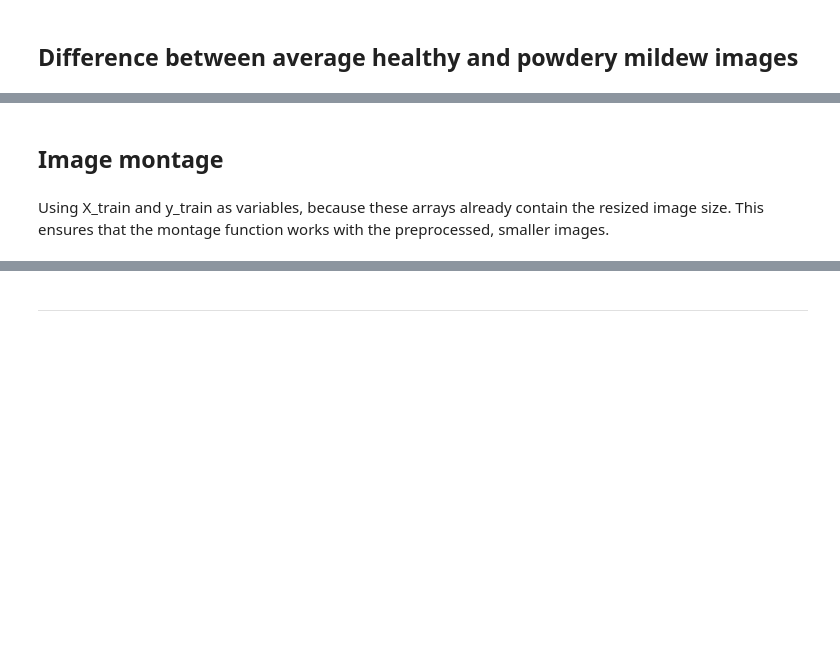
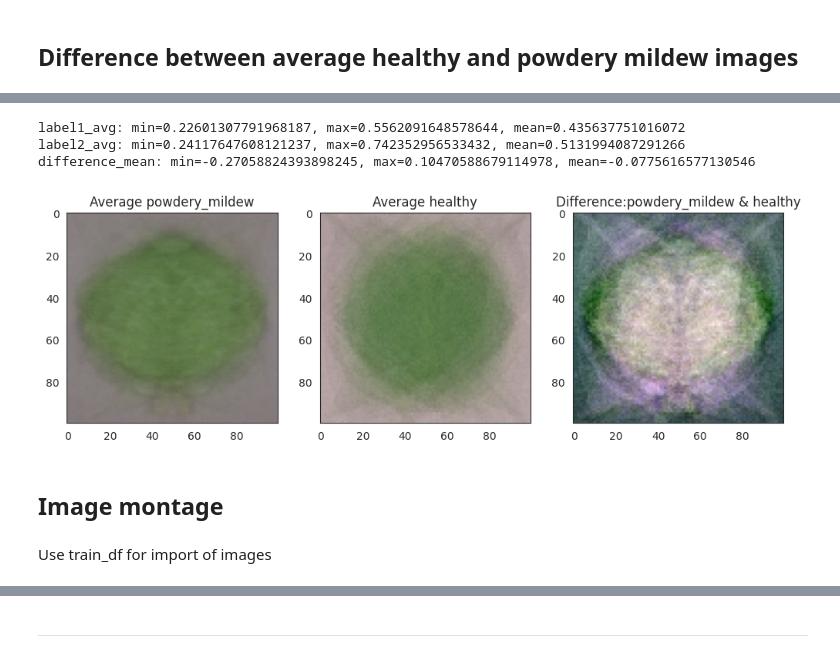
Before and after one commit to idamariasofie/mildew-detection, a Jupyter notebook: jupyter_notebooks/DataVisualization.ipynb, the cells around one changed output, grey strips where cells are left out. Drawn from its saved outputs; the diff is of its cells as text; code cells hidden in the pictures; blank space fills up the shorter version.

Commit message:
generate new montage version

```diff
--- a/jupyter_notebooks/DataVisualization.ipynb
+++ b/jupyter_notebooks/DataVisualization.ipynb
@@ -282,7 +229,71 @@ FileNotFoundError: [Errno 2] No such file or directory: '/workspace/mildew-detec
+# %%
+# Define the subset_image_label function
+def subset_image_label(X, y, label_to_display):
+    y = y.reshape(-1, 1, 1)
+    boolean_mask = np.any(y == label_to_display, axis=1).reshape(-1)
+    df = X[boolean_mask]
+    return df
+
+def diff_bet_avg_image_labels_data_as_array(X, y, label_1, label_2, figsize=(20, 5), save_image=False, file_path='.'):
+    """
+    Checks if the labels exist in the set of unique labels
+    Calculates the mean and difference for label1 and label2
+    Plots a chart and saves it if save_image=True
+    """
+    sns.set_style("white")
+
+    if (label_1 not in np.unique(y)) or (label_2 not in np.unique(y)):
+        print(f"Either label {label_1} or label {label_2} are not in {np.unique(y)} ")
+        return
+
+    # Calculate mean from label1
+    images_label1 = subset_image_label(X, y, label_1)
+    label1_avg = np.mean(images_label1, axis=0)
+
+    # Calculate mean from label2
+    images_label2 = subset_image_label(X, y, label_2)
+    label2_avg = np.mean(images_label2, axis=0)
+
+    # Calculate difference
+    difference_mean = label1_avg - label2_avg
+
+    # Debugging: Print the min, max, and mean values of the average images and their difference
+    print(f"label1_avg: min={np.min(label1_avg)}, max={np.max(label1_avg)}, mean={np.mean(label1_avg)}")
+    print(f"label2_avg: min={np.min(label2_avg)}, max={np.max(label2_avg)}, mean={np.mean(label2_avg)}")
+    print(f"difference_mean: min={np.min(difference_mean)}, max={np.max(difference_mean)}, mean={np.mean(difference_mean)}")
+
+    # Normalize the difference image for better visualization
+    difference_mean_norm = (difference_mean - np.min(difference_mean)) / (np.max(difference_mean) - np.min(difference_mean))
+
+    # Plot difference, avg label1, and avg label2
+    fig, axes = plt.subplots(nrows=1, ncols=3, figsize=figsize)
+    axes[0].imshow(label1_avg, cmap='gray')
+    axes[0].set_title(f'Average {label_1}')
+    axes[1].imshow(label2_avg, cmap='gray')
+    axes[1].set_title(f'Average {label_2}')
+    im = axes[2].imshow(difference_mean_norm, cmap='RdBu')
+    axes[2].set_title(f'Difference:{label_1} & {label_2}')
+
+    if save_image:
+        plt.savefig(f"{file_path}/avg_diff.png", bbox_inches='tight', dpi=150)
+    else:
+        plt.tight_layout()
+        plt.show()
+
+diff_bet_avg_image_labels_data_as_array(X=X, y=y,
+                                        label_1='powdery_mildew', label_2='healthy',
+                                        figsize=(12, 10),
+                                        save_image=True,
+                                        file_path='/workspace/mildew-detection/outputs')
+# %% [output]
+label1_avg: min=0.22601307791968187, max=0.5562091648578644, mean=0.435637751016072
+label2_avg: min=0.24117647608121237, max=0.742352956533432, mean=0.5131994087291266
+difference_mean: min=-0.27058824393898245, max=0.10470588679114978, mean=-0.0775616577130546
+[figure, added]
 # %% [markdown]
 ## Image montage
-# %% [markdown]
-Using X_train and y_train as variables, because these arrays already contain the resized image size. This ensures that the montage function works with the preprocessed, smaller images.
+# %% [markdown]
+Use train_df for import of images
 # %%
 # Parts of code borrowed from linx02 - genderpredictor
 import matplotlib.pyplot as plt
```
Also changed, not shown: parts of 2 cells of this notebook, 2 other files.
